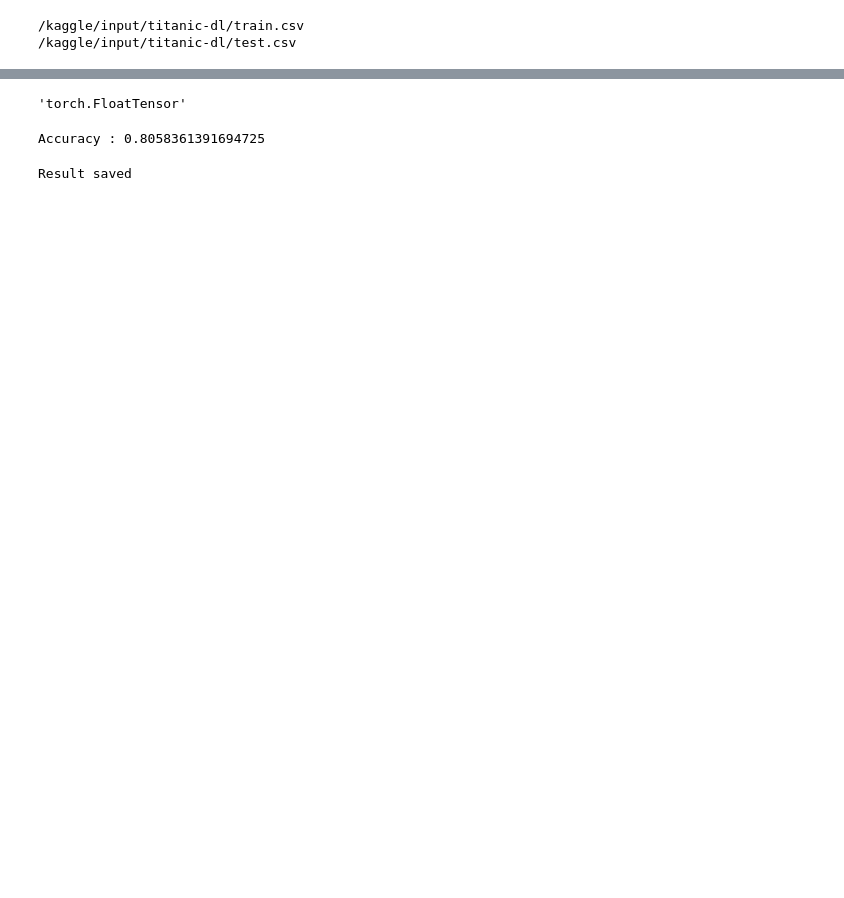
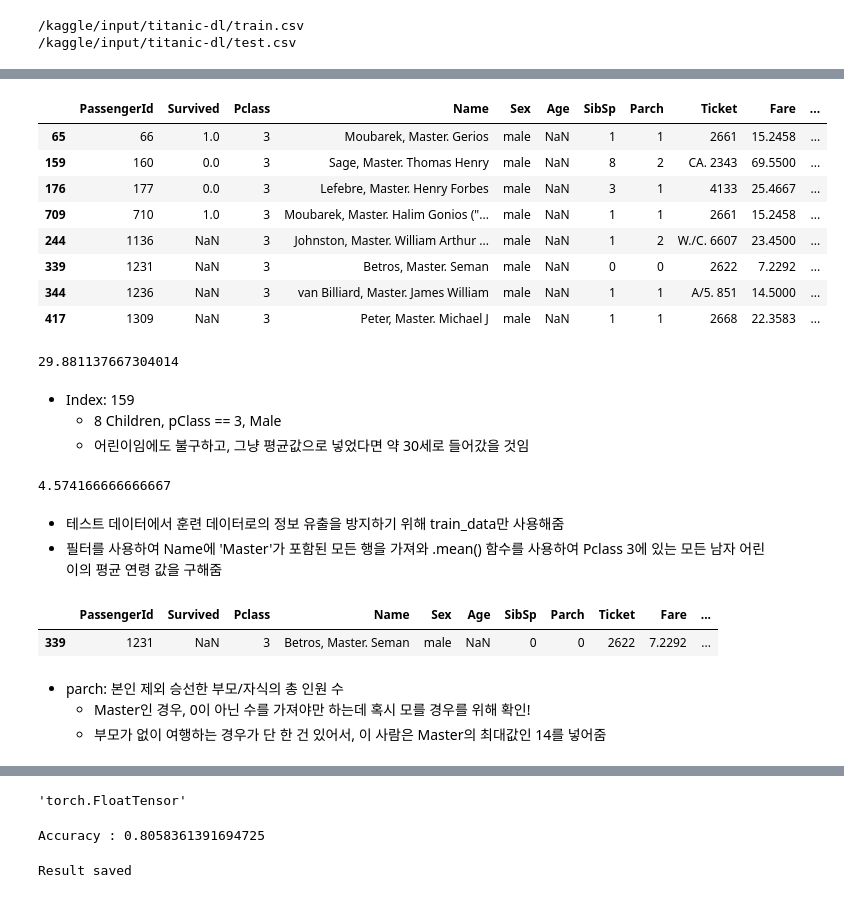
Before and after one commit to sohds/deeplearning-2024, a Jupyter notebook: w2-linear-nn/dl-w3-titanic-neural-network.ipynb, the cells around one changed output, grey strips where cells are left out. Saved outputs shown, nothing was run; the diff lists cells and outputs as text; code cells hidden in the pictures; blank space fills up the shorter version.

```diff
--- a/w2-linear-nn/dl-w3-titanic-neural-network.ipynb
+++ b/w2-linear-nn/dl-w3-titanic-neural-network.ipynb
@@ -27,0 +37,3 @@ warnings.filterwarnings('ignore')
+# %%
+# 전반적인 것을 확인하기 위해 concat 진행
+data_total = pd.concat([df_train, df_test])
@@ -27,0 +77,36 @@ warnings.filterwarnings('ignore')
+# %%
+display(data_total[(data_total.Age.isnull()) & (data_total.Name.str.contains('Master'))])
+# %% [output]
+|  | PassengerId | Survived | Pclass | Name | Sex | Age | SibSp | Parch | Ticket | Fare | ... |
+| 65 | 66 | 1.0 | 3 | Moubarek, Master. Gerios | male | NaN | 1 | 1 | 2661 | 15.2458 | ... |
+| 159 | 160 | 0.0 | 3 | Sage, Master. Thomas Henry | male | NaN | 8 | 2 | CA. 2343 | 69.5500 | ... |
+| 176 | 177 | 0.0 | 3 | Lefebre, Master. Henry Forbes | male | NaN | 3 | 1 | 4133 | 25.4667 | ... |
+| 709 | 710 | 1.0 | 3 | Moubarek, Master. Halim Gonios ("... | male | NaN | 1 | 1 | 2661 | 15.2458 | ... |
+| 244 | 1136 | NaN | 3 | Johnston, Master. William Arthur ... | male | NaN | 1 | 2 | W./C. 6607 | 23.4500 | ... |
+| 339 | 1231 | NaN | 3 | Betros, Master. Seman | male | NaN | 0 | 0 | 2622 | 7.2292 | ... |
+| 344 | 1236 | NaN | 3 | van Billiard, Master. James William | male | NaN | 1 | 1 | A/5. 851 | 14.5000 | ... |
+| 417 | 1309 | NaN | 3 | Peter, Master. Michael J | male | NaN | 1 | 1 | 2668 | 22.3583 | ... |
+# %%
+np.mean(data_total.Age)
+# %% [output]
+29.881137667304014
+# %% [markdown]
+- Index: 159
+    - 8 Children, pClass == 3, Male
+    - 어린이임에도 불구하고, 그냥 평균값으로 넣었다면 약 30세로 들어갔을 것임
+# %%
+print(df_train[df_train.Name.str.contains('Master')]['Age'].mean())
+# %% [output]
+4.574166666666667
+# %% [markdown]
+- 테스트 데이터에서 훈련 데이터로의 정보 유출을 방지하기 위해 train_data만 사용해줌
+- 필터를 사용하여 Name에 'Master'가 포함된 모든 행을 가져와 .mean() 함수를 사용하여 Pclass 3에 있는 모든 남자 어린이의 평균 연령 값을 구해줌
+# %%
+display((data_total[(data_total.Age.isnull()) & (data_total.Name.str.contains('Master')) & (data_total.Parch==0)]))
+# %% [output]
+|  | PassengerId | Survived | Pclass | Name | Sex | Age | SibSp | Parch | Ticket | Fare | ... |
+| 339 | 1231 | NaN | 3 | Betros, Master. Seman | male | NaN | 0 | 0 | 2622 | 7.2292 | ... |
+# %% [markdown]
+- parch: 본인 제외 승선한 부모/자식의 총 인원 수
+    - Master인 경우, 0이 아닌 수를 가져야만 하는데 혹시 모를 경우를 위해 확인!
+    - 부모가 없이 여행하는 경우가 단 한 건 있어서, 이 사람은 Master의 최대값인 14를 넣어줌
```
Also changed, not shown: parts of 39 cells of this notebook.
